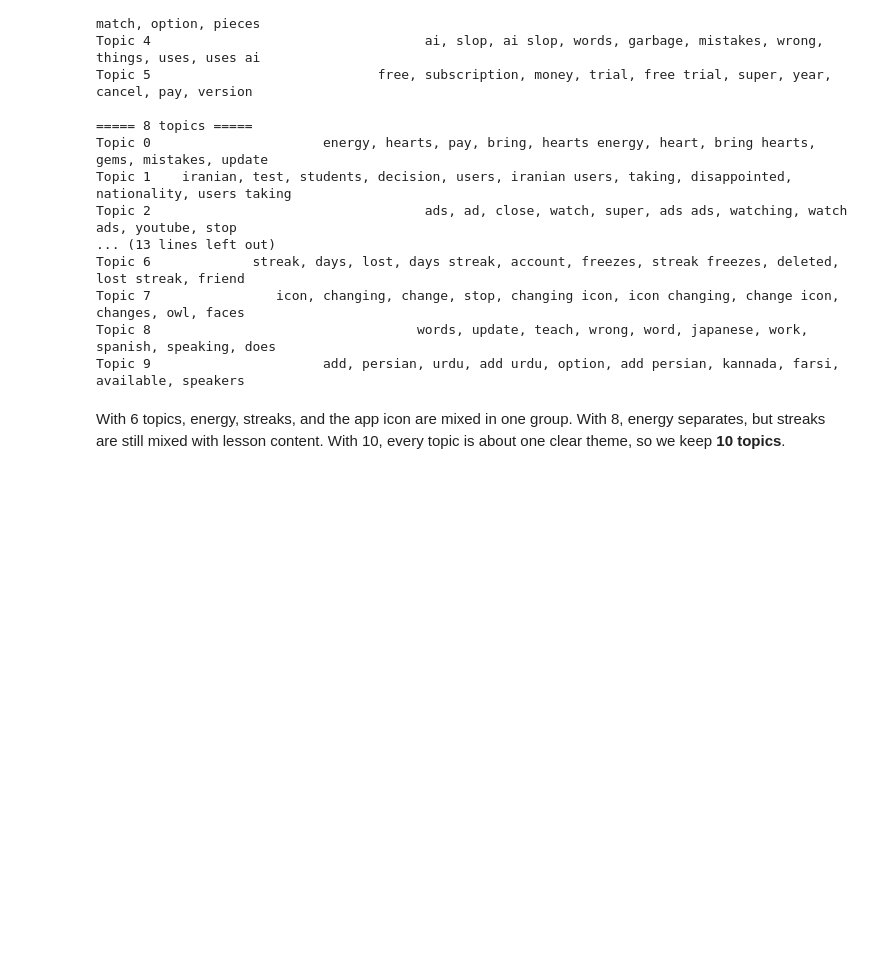
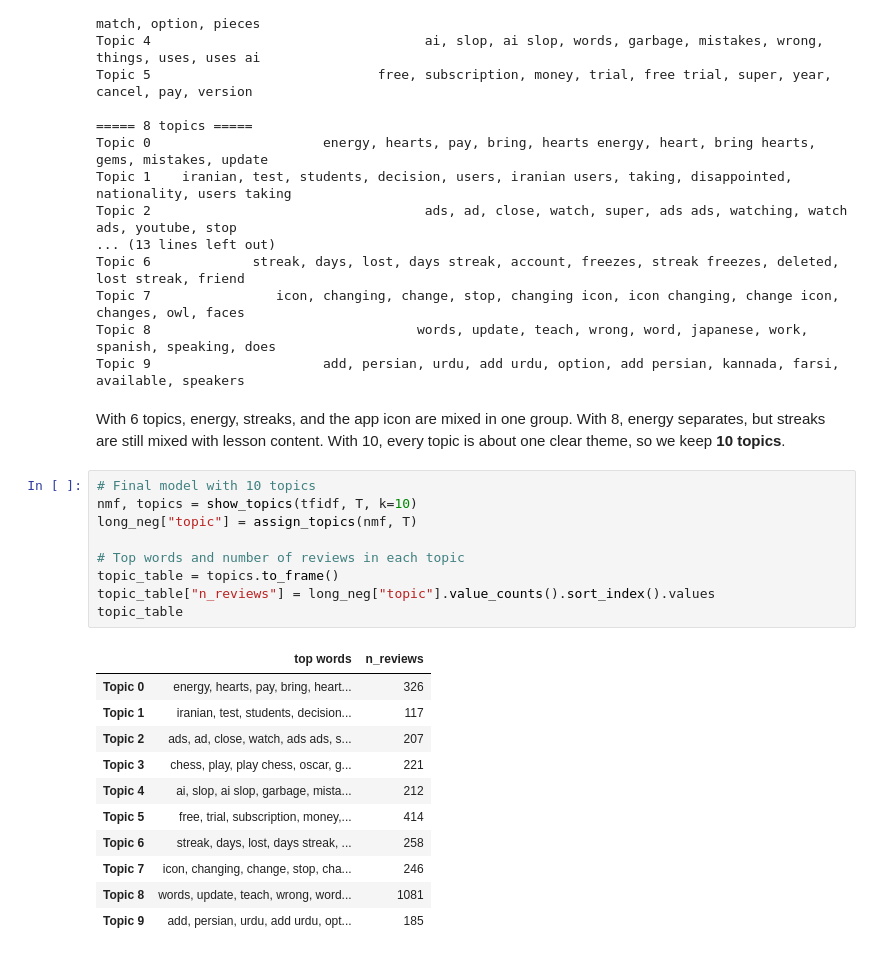
Before and after one commit to Teenna-Pachika/info4360-duolingo-reviews, a Jupyter notebook: notebooks/02_sentiment_topics_path.ipynb, the cells around one changed output. Drawn from its saved outputs; the diff is of its cells as text; blank space fills up the shorter version.

```diff
--- a/notebooks/02_sentiment_topics_path.ipynb
+++ b/notebooks/02_sentiment_topics_path.ipynb
@@ -153,3 +150,24 @@ Topic 8                                  words, update, teach, wrong, word, japa
 Topic 9                      add, persian, urdu, add urdu, option, add persian, kannada, farsi, available, speakers
 # %% [markdown]
 With 6 topics, energy, streaks, and the app icon are mixed in one group. With 8, energy separates, but streaks are still mixed with lesson content. With 10, every topic is about one clear theme, so we keep **10 topics**.
+# %%
+# Final model with 10 topics
+nmf, topics = show_topics(tfidf, T, k=10)
+long_neg["topic"] = assign_topics(nmf, T)
+
+# Top words and number of reviews in each topic
+topic_table = topics.to_frame()
+topic_table["n_reviews"] = long_neg["topic"].value_counts().sort_index().values
+topic_table
+# %% [output]
+|  | top words | n_reviews |
+| Topic 0 | energy, hearts, pay, bring, heart... | 326 |
+| Topic 1 | iranian, test, students, decision... | 117 |
+| Topic 2 | ads, ad, close, watch, ads ads, s... | 207 |
+| Topic 3 | chess, play, play chess, oscar, g... | 221 |
+| Topic 4 | ai, slop, ai slop, garbage, mista... | 212 |
+| Topic 5 | free, trial, subscription, money,... | 414 |
+| Topic 6 | streak, days, lost, days streak, ... | 258 |
+| Topic 7 | icon, changing, change, stop, cha... | 246 |
+| Topic 8 | words, update, teach, wrong, word... | 1081 |
+| Topic 9 | add, persian, urdu, add urdu, opt... | 185 |
```
Also changed, not shown: parts of 8 cells of this notebook.
